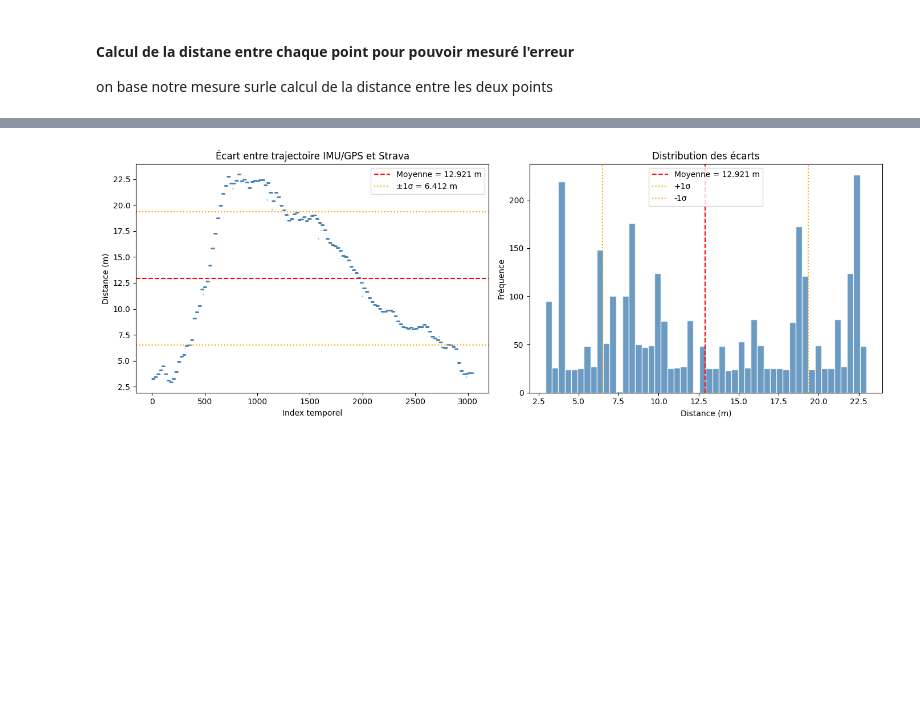
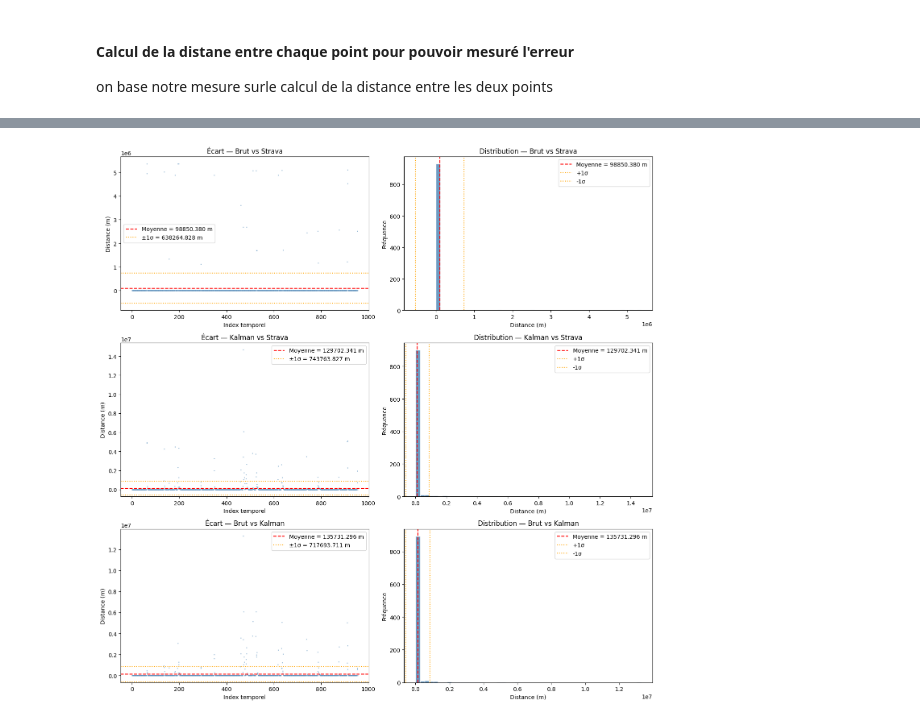
Before and after one commit to MaissaBenSethoum/Projet_Itineraire, a Jupyter notebook: IMU_GPS/postprocessing/comparaison_strava_data.ipynb, the cells around one changed output, grey strips where cells are left out. Drawn from its saved outputs; the diff is of its cells as text; code cells hidden in the pictures; blank space fills up the shorter version.

Commit message:
modification du notebook de comparaison des trois trajectoire brute kalman et strava

```diff
--- a/IMU_GPS/postprocessing/comparaison_strava_data.ipynb
+++ b/IMU_GPS/postprocessing/comparaison_strava_data.ipynb
@@ -89,0 +130,5 @@ df_merged.head()
+# %%
+own_data_brut_sync,own_data_kalman_sync , data_strava_sync =sync(own_data2,own_data3,data_strava)
+print("data brut",own_data_brut_sync.describe())
+print("data strava",data_strava_sync.describe())
+print("data kalman",own_data_kalman_sync)
@@ -89,0 +156,12 @@ df_merged.head()
+# %%
+df_merged = pd.concat([
+    own_data_brut_sync,
+    own_data_kalman_sync[['Latitude', 'Longitude']].rename(
+        columns={'Latitude': 'Lat_kalman', 'Longitude': 'Lon_kalman'}
+    ),
+    data_strava_sync[['Latitude', 'Longitude']].rename(
+        columns={'Latitude': 'Lat_strava', 'Longitude': 'Lon_strava'}
+    )
+], axis=1).drop(columns=['UTC'])
+
+df_merged.describe()
@@ -112,42 +220,45 @@ df_merged.head()
 import matplotlib.pyplot as plt
 import numpy as np
 
-# --- Statistiques ---
-moyenne = df_merged['distance'].mean()
-ecart_type = df_merged['distance'].std()
-mediane = df_merged['distance'].median()
+distances = {
+    'Brut vs Strava':   df_merged['dist_brut_strava'],
+    'Kalman vs Strava': df_merged['dist_kalman_strava'],
+    'Brut vs Kalman':   df_merged['dist_brut_kalman'],
+}
 
-print("=== Analyse de l'erreur de distance ===")
-print(f"Moyenne     : {moyenne:.4f} m")
-print(f"Écart-type  : {ecart_type:.4f} m")
-print(f"Médiane     : {mediane:.4f} m")
-print(f"Min         : {df_merged['distance'].min():.4f} m")
-print(f"Max         : {df_merged['distance'].max():.4f} m")
+fig, axes = plt.subplots(3, 2, figsize=(14, 14))
 
-# --- Nuage de points ---
-fig, axes = plt.subplots(1, 2, figsize=(14, 5))
+for i, (label, serie) in enumerate(distances.items()):
+    moyenne    = serie.mean()
+    ecart_type = serie.std()
+    mediane    = serie.median()
 
-# Nuage de points : distance en fonction du temps
-axes[0].scatter(range(len(df_merged)), df_merged['distance'],
-                s=1, alpha=0.4, color='steelblue')
-axes[0].axhline(moyenne, color='red', linestyle='--', label=f'Moyenne = {moyenne:.3f} m')
-axes[0].axhline(moyenne + ecart_type, color='orange', linestyle=':', label=f'±1σ = {ecart_type:.3f} m')
-axes[0].axhline(moyenne - ecart_type, color='orange', linestyle=':')
-axes[0].set_xlabel("Index temporel")
-axes[0].set_ylabel("Distance (m)")
-axes[0].set_title("Écart entre trajectoire IMU/GPS et Strava")
-axes[0].legend()
+    print(f"=== {label} ===")
+    print(f"  Moyenne    : {moyenne:.4f} m")
+    print(f"  Écart-type : {ecart_type:.4f} m")
+    print(f"  Médiane    : {mediane:.4f} m")
+    print(f"  Min        : {serie.min():.4f} m")
+    print(f"  Max        : {serie.max():.4f} m\n")
 
-# Histogramme de la distribution
-axes[1].hist(df_merged['distance'], bins=50, color='steelblue', edgecolor='white', alpha=0.8)
-axes[1].axvline(moyenne, color='red', linestyle='--', label=f'Moyenne = {moyenne:.3f} m')
-axes[1].axvline(moyenne + ecart_type, color='orange', linestyle=':', label=f'+1σ')
-axes[1].axvline(moyenne - ecart_type, color='orange', linestyle=':', label=f'-1σ')
-axes[1].set_xlabel("Distance (m)")
-axes[1].set_ylabel("Fréquence")
-axes[1].set_title("Distribution des écarts")
-axes[1].legend()
-#moyenne géométrique , moyenne géométrique delpacée
+    # Nuage de points
+    axes[i, 0].scatter(range(len(serie)), serie, s=1, alpha=0.4, color='steelblue')
+    axes[i, 0].axhline(moyenne,               color='red',    linestyle='--', label=f'Moyenne = {moyenne:.3f} m')
+    axes[i, 0].axhline(moyenne + ecart_type,  color='orange', linestyle=':',  label=f'±1σ = {ecart_type:.3f} m')
+    axes[i, 0].axhline(moyenne - ecart_type,  color='orange', linestyle=':')
+    axes[i, 0].set_xlabel("Index temporel")
+    axes[i, 0].set_ylabel("Distance (m)")
+    axes[i, 0].set_title(f"Écart — {label}")
+    axes[i, 0].legend()
+
+    # Histogramme
+    axes[i, 1].hist(serie, bins=50, color='steelblue', edgecolor='white', alpha=0.8)
+    axes[i, 1].axvline(moyenne,              color='red',    linestyle='--', label=f'Moyenne = {moyenne:.3f} m')
+    axes[i, 1].axvline(moyenne + ecart_type, color='orange', linestyle=':',  label='+1σ')
+    axes[i, 1].axvline(moyenne - ecart_type, color='orange', linestyle=':',  label='-1σ')
+    axes[i, 1].set_xlabel("Distance (m)")
+    axes[i, 1].set_ylabel("Fréquence")
+    axes[i, 1].set_title(f"Distribution — {label}")
+    axes[i, 1].legend()
 
 plt.tight_layout()
 plt.show()
@@ -161 +286 @@ Max         : 22.9673 m
-[figure, old version]
+[figure, new version]
```
Also changed, not shown: parts of 15 cells of this notebook, 8 other files.
